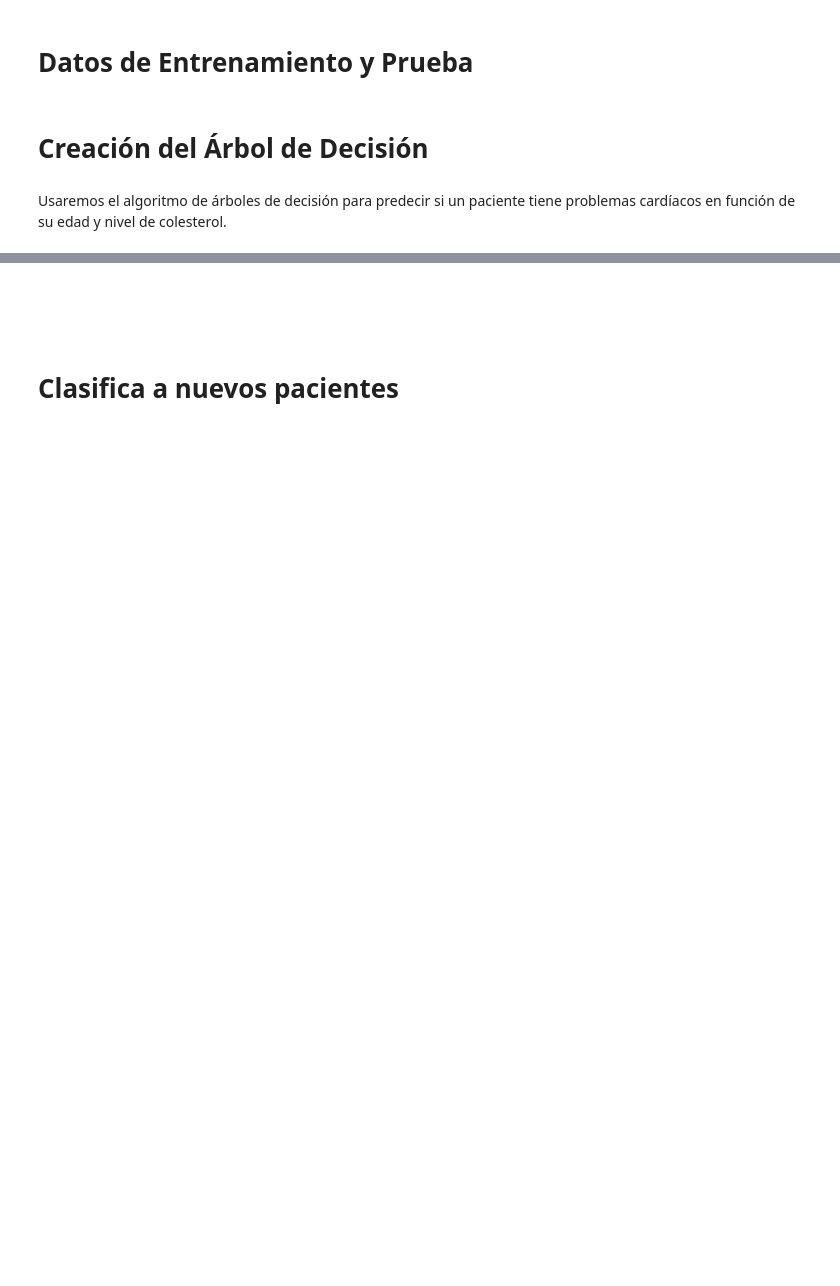
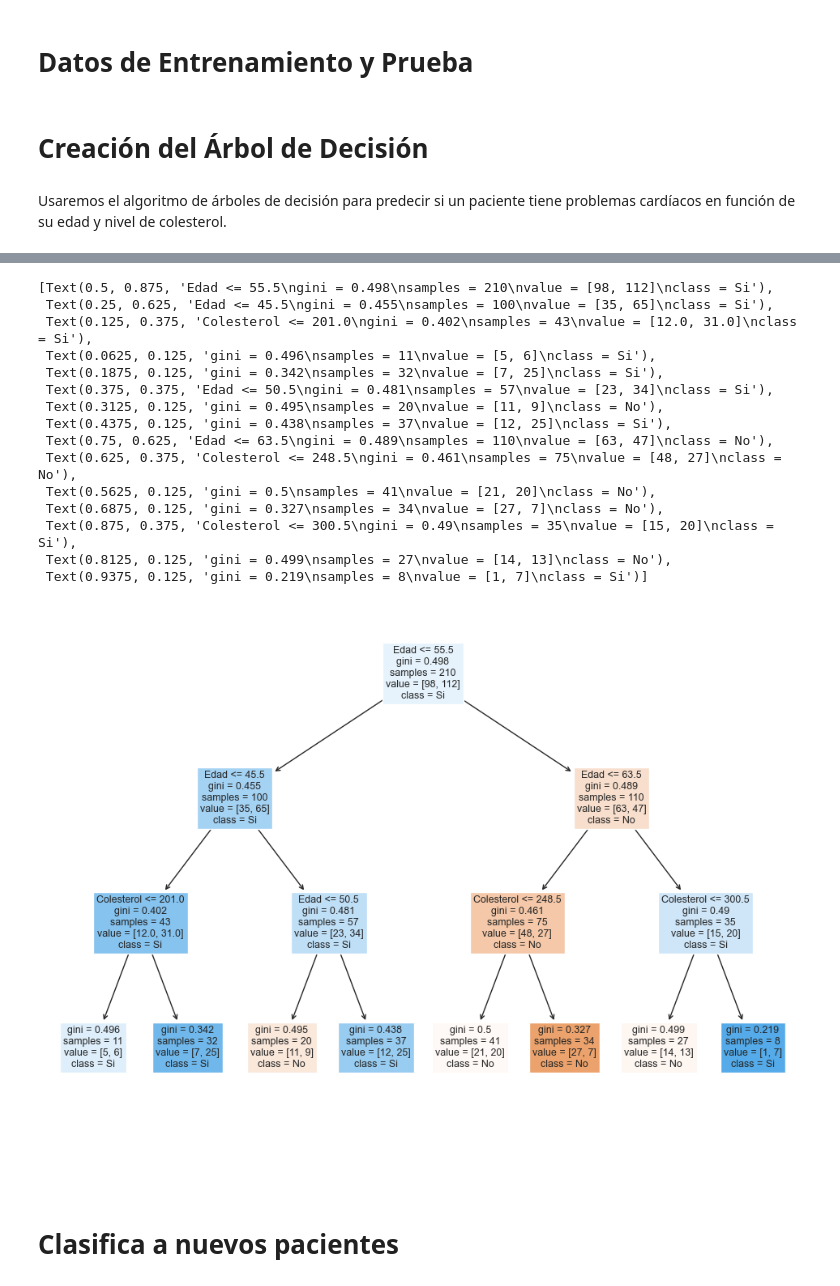
Before and after one commit to LuisaLopezVazquez/Seminario-Data-Science, a Jupyter notebook: Dia 2/Machine Learning/Arboles de decision/arboles_de_decision.ipynb, the cells around one changed output, grey strips where cells are left out. Drawn from its saved outputs; the diff is of its cells as text; code cells hidden in the pictures; blank space fills up the shorter version.

```diff
--- a/Dia 2/Machine Learning/Arboles de decision/arboles_de_decision.ipynb
+++ b/Dia 2/Machine Learning/Arboles de decision/arboles_de_decision.ipynb
@@ -42,7 +98,19 @@ A continuación, visualizamos la relación entre edad, colesterol y la presencia
 from sklearn.tree import DecisionTreeClassifier, plot_tree
 from sklearn.model_selection import train_test_split
 from sklearn.metrics import classification_report, confusion_matrix
+
+x = pacientes[['edad','colesterol']]
+y = pacientes['problema_cardiaco']
+
+
+X_train, X_test, y_train, y_test = train_test_split(x,y, test_size=0.3, random_state=42)
 # %% [markdown]
 # Creación del Árbol de Decisión
 # %% [markdown]
 Usaremos el algoritmo de árboles de decisión para predecir si un paciente tiene problemas cardíacos en función de su edad y nivel de colesterol.
+# %%
+from sklearn import tree
+
+#Crear y entrenar el modelo
+tree = DecisionTreeClassifier(max_depth=3, random_state=42)
+tree.fit(X_train,y_train)
@@ -49,3 +136,23 @@ Usaremos el algoritmo de árboles de decisión para predecir si un paciente tien
+# %%
+plt.figure(figsize=(12,8))
+plot_tree(tree, feature_names=['Edad','Colesterol'], class_names=['No','Si'], filled=True)
+# %% [output]
+[Text(0.5, 0.875, 'Edad <= 55.5\ngini = 0.498\nsamples = 210\nvalue = [98, 112]\nclass = Si'),
+ Text(0.25, 0.625, 'Edad <= 45.5\ngini = 0.455\nsamples = 100\nvalue = [35, 65]\nclass = Si'),
+ Text(0.125, 0.375, 'Colesterol <= 201.0\ngini = 0.402\nsamples = 43\nvalue = [12.0, 31.0]\nclass = Si'),
+ Text(0.0625, 0.125, 'gini = 0.496\nsamples = 11\nvalue = [5, 6]\nclass = Si'),
+ Text(0.1875, 0.125, 'gini = 0.342\nsamples = 32\nvalue = [7, 25]\nclass = Si'),
+ Text(0.375, 0.375, 'Edad <= 50.5\ngini = 0.481\nsamples = 57\nvalue = [23, 34]\nclass = Si'),
+ Text(0.3125, 0.125, 'gini = 0.495\nsamples = 20\nvalue = [11, 9]\nclass = No'),
+ Text(0.4375, 0.125, 'gini = 0.438\nsamples = 37\nvalue = [12, 25]\nclass = Si'),
+ Text(0.75, 0.625, 'Edad <= 63.5\ngini = 0.489\nsamples = 110\nvalue = [63, 47]\nclass = No'),
+ Text(0.625, 0.375, 'Colesterol <= 248.5\ngini = 0.461\nsamples = 75\nvalue = [48, 27]\nclass = No'),
+ Text(0.5625, 0.125, 'gini = 0.5\nsamples = 41\nvalue = [21, 20]\nclass = No'),
+ Text(0.6875, 0.125, 'gini = 0.327\nsamples = 34\nvalue = [27, 7]\nclass = No'),
+ Text(0.875, 0.375, 'Colesterol <= 300.5\ngini = 0.49\nsamples = 35\nvalue = [15, 20]\nclass = Si'),
+ Text(0.8125, 0.125, 'gini = 0.499\nsamples = 27\nvalue = [14, 13]\nclass = No'),
+ Text(0.9375, 0.125, 'gini = 0.219\nsamples = 8\nvalue = [1, 7]\nclass = Si')]
+[figure, added]
 # %% [markdown]
 <BR><BR>
 # %% [markdown]
```
Also changed, not shown: parts of 11 cells of this notebook.
